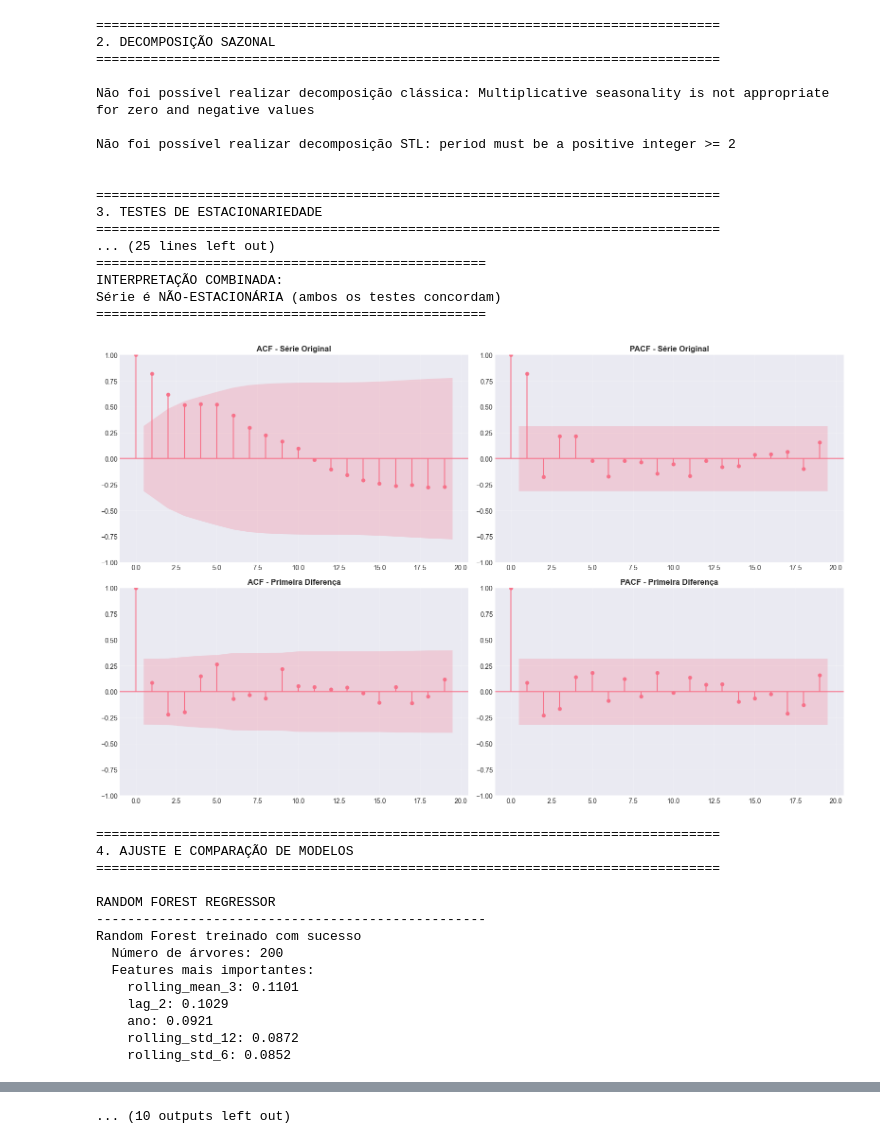
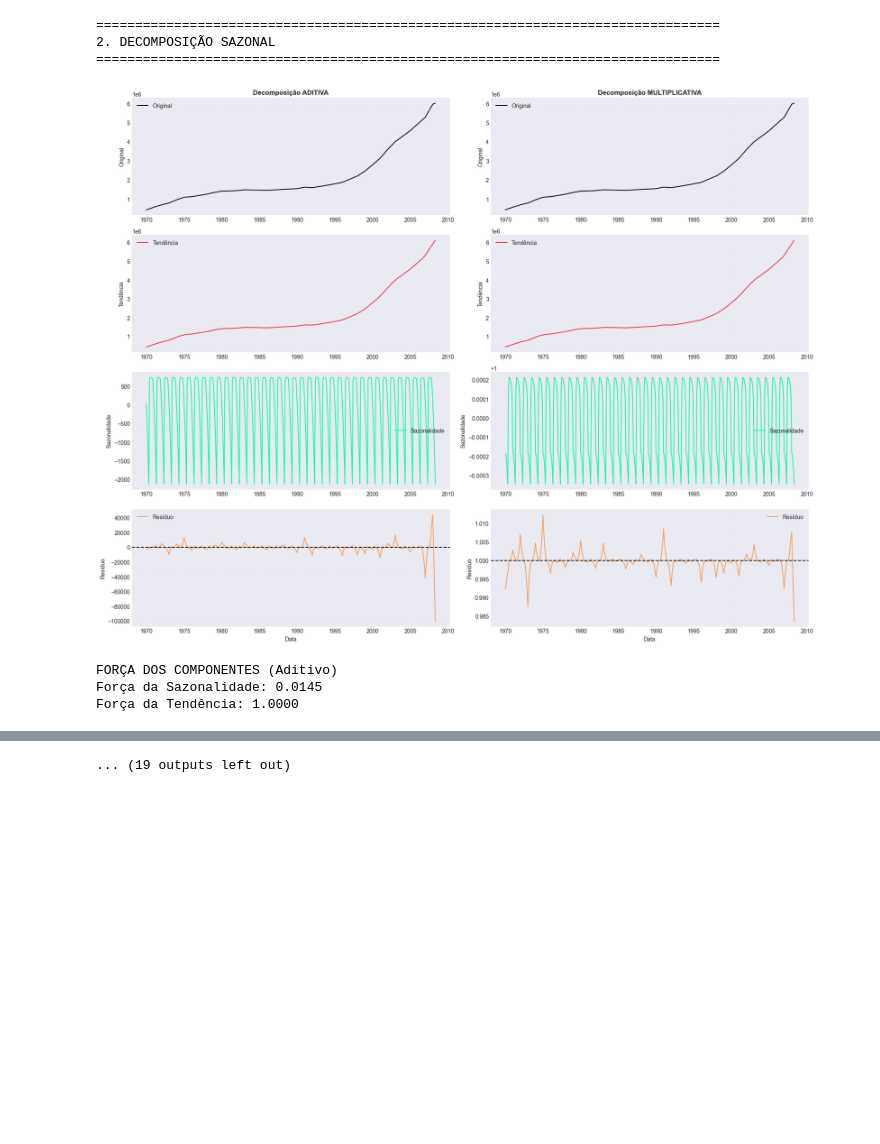
Before and after one commit to riqcampos/Temporal_Series_Project, a Jupyter notebook: results_matriculas.ipynb, the cells around one changed output, grey strips where cells are left out. Drawn from its saved outputs; the diff is of its cells as text; code cells hidden in the pictures; blank space fills up the shorter version.

Commit message:
Aplicando a base dentro do modelo.

```diff
--- a/results_matriculas.ipynb
+++ b/results_matriculas.ipynb
@@ -8,23 +6,3 @@ from statsmodels.tsa.stattools import adfuller
 warnings.filterwarnings("ignore")
 # %%
 df = pd.read_csv('../09_Matriculas_BR.csv')
-# Aplicando diffs para estacionaridade no df
-
-# Plotando para visualizar o efeito
-plt.figure(figsize=(12, 6))
-plt.plot(df['value'])
-plt.legend()
-plt.show()
-
-# Primeiro remove a sazonalidade, depois a tendência do resultado
-# Equivalente a D=1 e d=1 no SARIMA
-df['diff_combinada'] = df['value'].diff(1)
-
-plt.figure(figsize=(12, 6))
-plt.plot(df['diff_combinada'], label='Diferença Combinada')
-plt.legend()
-plt.show()
-
-# Verificação final com ADF
-resultado_final = adfuller(df['diff_combinada'].dropna())
-print(f'P-value após diff combinada: {resultado_final[1]}')
@@ -36,9 +10,9 @@ P-value após diff combinada: 0.67027742991181
 analisador = AnalisadorSerieTemporalCompleto(
     df=df,
     data_col='date',
-    valor_col='diff_combinada',
-    frequencia='YS',
+    valor_col='value',
+    frequencia='MS',
     test_size=0.2
 )
-previsoes = analisador.analise_completa(periodos_futuros=12)
+previsoes = analisador.analise_completa()
 # %% [output]
@@ -77,32 +47,7 @@ Outliers detectados (IQR):
 ================================================================================
 2. DECOMPOSIÇÃO SAZONAL
 ================================================================================
-
-Não foi possível realizar decomposição clássica: Multiplicative seasonality is not appropriate for zero and negative values
-
-Não foi possível realizar decomposição STL: period must be a positive integer >= 2
-
-
-================================================================================
-3. TESTES DE ESTACIONARIEDADE
-================================================================================
-... (25 lines left out)
-==================================================
-INTERPRETAÇÃO COMBINADA:
-Série é NÃO-ESTACIONÁRIA (ambos os testes concordam)
-==================================================
-[figure, old version]
+[figure, new version]
-================================================================================
-4. AJUSTE E COMPARAÇÃO DE MODELOS
-================================================================================
-
-RANDOM FOREST REGRESSOR
---------------------------------------------------
-Random Forest treinado com sucesso
-  Número de árvores: 200
-  Features mais importantes:
-    rolling_mean_3: 0.1101
-    lag_2: 0.1029
-    ano: 0.0921
-    rolling_std_12: 0.0872
-    rolling_std_6: 0.0852
+FORÇA DOS COMPONENTES (Aditivo)
+Força da Sazonalidade: 0.0145
+Força da Tendência: 1.0000
@@ -145 +87 @@ Melhor modelo: ARIMA(0, 2, 1) x (0, 0, 0, 0)[1]
-... (10 outputs left out)
+... (19 outputs left out)
```
Also changed, not shown: parts of 3 cells of this notebook.
